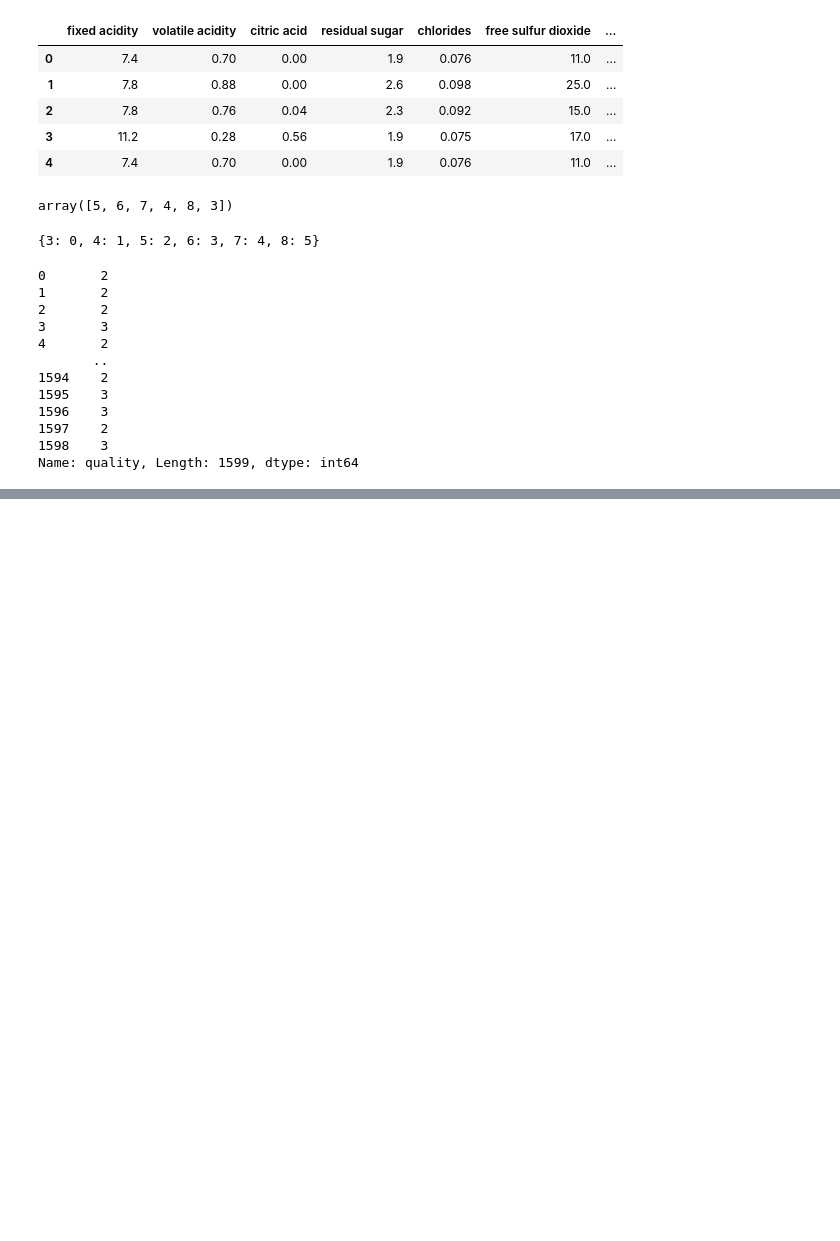
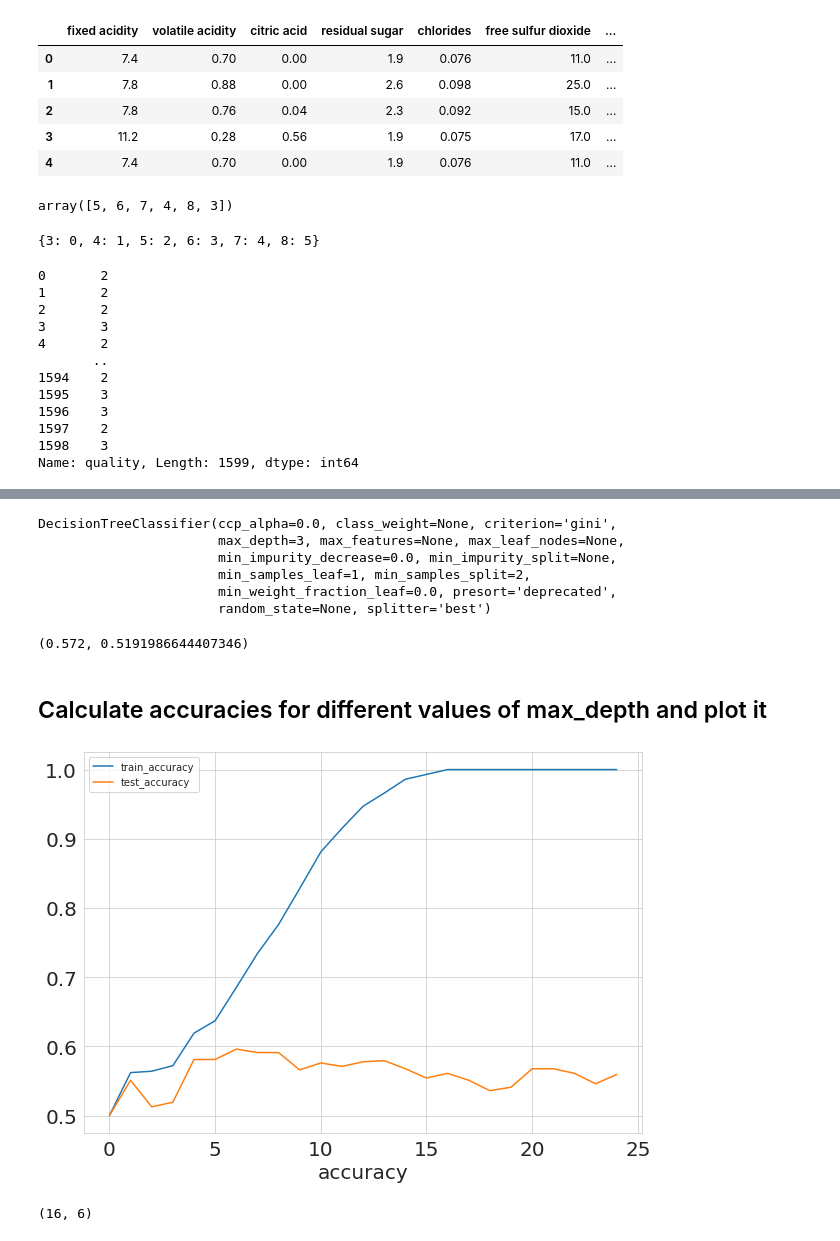
Before and after one commit to niazangels/AAAMLP, a Jupyter notebook: 00_supervised_and_unsupervised.ipynb, the cells around one changed output, grey strips where cells are left out. Saved outputs shown, nothing was run; the diff lists cells and outputs as text; code cells hidden in the pictures; blank space fills up the shorter version.

```diff
--- a/00_supervised_and_unsupervised.ipynb
+++ b/00_supervised_and_unsupervised.ipynb
@@ -111,0 +159,26 @@ Name: quality, Length: 1599, dtype: int64
+# %%
+# Fit model
+cols = df.columns[:-1]
+clf.fit(
+    df_train[cols],
+    df_train['quality']
+)
+# %% [output]
+DecisionTreeClassifier(ccp_alpha=0.0, class_weight=None, criterion='gini',
+                       max_depth=3, max_features=None, max_leaf_nodes=None,
+                       min_impurity_decrease=0.0, min_impurity_split=None,
+                       min_samples_leaf=1, min_samples_split=2,
+                       min_weight_fraction_leaf=0.0, presort='deprecated',
+                       random_state=None, splitter='best')
+# %%
+train_predictions = clf.predict(df_train[cols])
+test_predictions = clf.predict(df_test[cols])
+
+train_accuracy = metrics.accuracy_score(y_pred=train_predictions, y_true=df_train['quality'])
+test_accuracy = metrics.accuracy_score(y_pred=test_predictions, y_true=df_test['quality'])
+
+train_accuracy, test_accuracy
+# %% [output]
+(0.572, 0.5191986644407346)
+# %% [markdown]
+## Calculate accuracies for different values of max_depth and plot it
@@ -111,0 +189,40 @@ Name: quality, Length: 1599, dtype: int64
+# %%
+train_accuracies = [.5]
+test_accuracies = [.5]
+# %%
+# Evaluate models
+
+for depth in range(1, 25):
+    clf = tree.DecisionTreeClassifier(max_depth=depth)
+    clf.fit(df_train[cols], df_train['quality'])
+
+    train_accuracy = metrics.accuracy_score(df_train['quality'], clf.predict(df_train[cols]))
+    test_accuracy = metrics.accuracy_score(df_test['quality'], clf.predict(df_test[cols]))
+
+    train_accuracies.append(train_accuracy)
+    test_accuracies.append(test_accuracy)
+# %%
+plt.figure(figsize=(10, 7))
+sns.set_style("whitegrid")
+
+plt.plot(train_accuracies, label="train_accuracy")
+plt.plot(test_accuracies, label="test_accuracy")
+
+plt.legend(loc="upper left")
+
+plt.xlabel("max_depth", size=20)
+plt.xlabel("accuracy", size=20)
+
+plt.show()
+# %% [output]
+[figure, added]
+# %%
+# Best accuracy
+
+def argmax(L):
+    return L.index(max(L))
+
+# Note that these are indexes, so max_depth is this + 1
+argmax(train_accuracies), argmax(test_accuracies)
+# %% [output]
+(16, 6)
```
Also changed, not shown: parts of 52 cells of this notebook.
